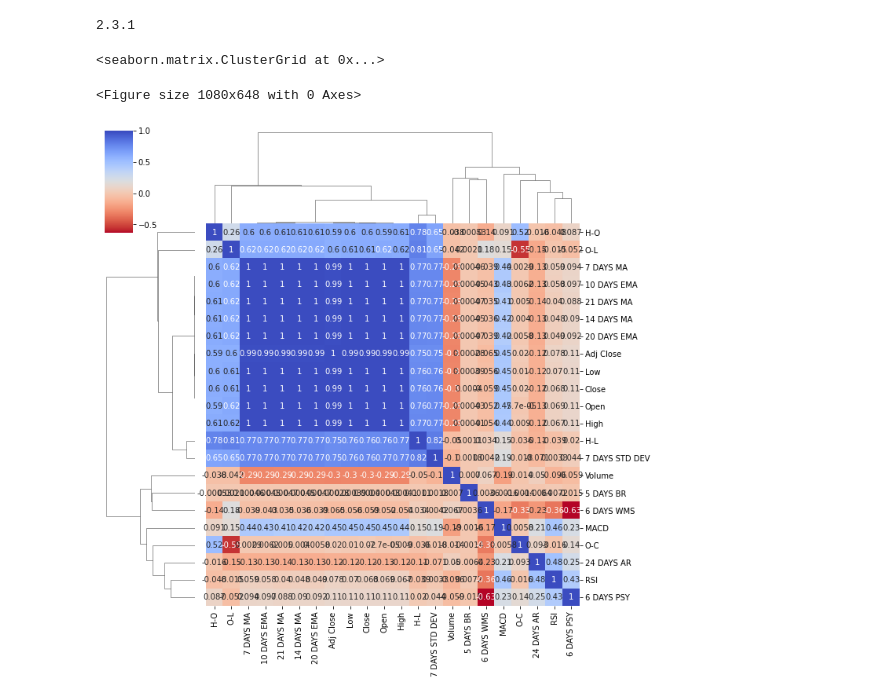
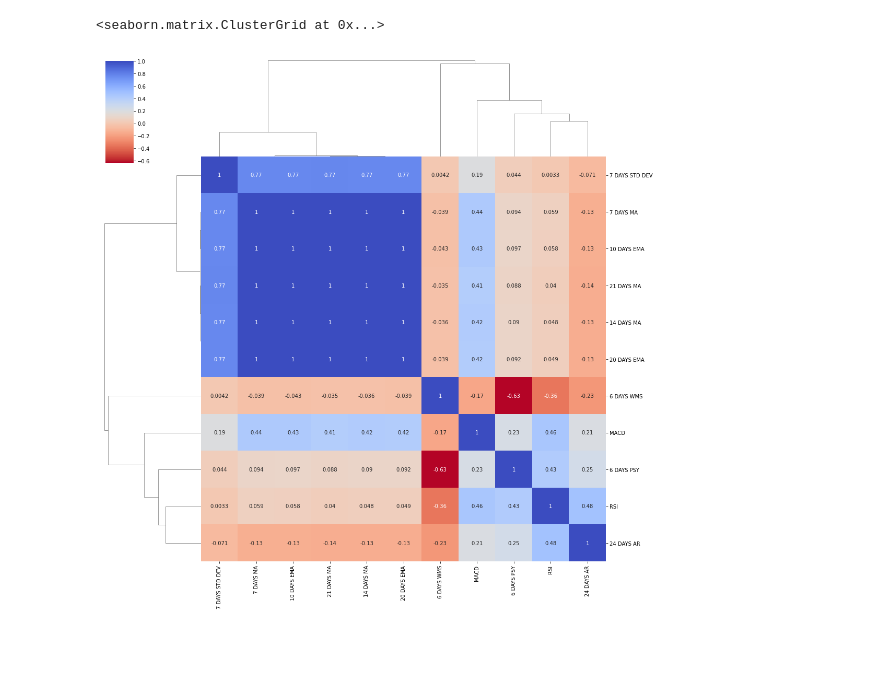
Before and after one commit to oukleon/CSCI795_finalproject_Stock_prediction, a Jupyter notebook: msft_corr.ipynb, the cells around one changed output. Saved outputs shown, nothing was run; the diff lists cells and outputs as text; code cells hidden in the pictures; blank space fills up the shorter version.

```diff
--- a/msft_corr.ipynb
+++ b/msft_corr.ipynb
@@ -11,9 +11,7 @@ from sklearn import linear_model
 from sklearn.metrics import mean_absolute_error, mean_squared_error, r2_score
 from sklearn.preprocessing import MinMaxScaler
 import plotly
-import tensorflow as tf
-import tensorflow_addons as tfa
+# import tensorflow as tf
+# import tensorflow_addons as tfa
 from math import sqrt
-print(tf.__version__)
+# print(tf.__version__)
-# %% [output]
-2.3.1
@@ -22,9 +18,10 @@ msft=pd.read_csv('MSFT_indicators_final.csv')
+# %%
+msft=pd.read_csv('MSFT_indicators_final.csv')
+msft = msft.drop(['Date','5 DAYS BR','Adj Close','Open','High','Low','Close','Volume','H-L','O-C','H-O','O-L'], axis=1)
 # %%
 import seaborn as sns
 MSFT_corr=msft.corr()
-plt.figure(figsize=(15,9))
-sns.clustermap(MSFT_corr,annot=True,cmap='coolwarm_r')
+sns.clustermap(MSFT_corr,annot=True,cmap='coolwarm_r',figsize=(15, 15))
 # %% [output]
 <seaborn.matrix.ClusterGrid at 0x...>
-<Figure size 1080x648 with 0 Axes>
-[figure, old version]
+[figure, new version]
```
Also changed, not shown: parts of 2 cells of this notebook, 3 other files.
